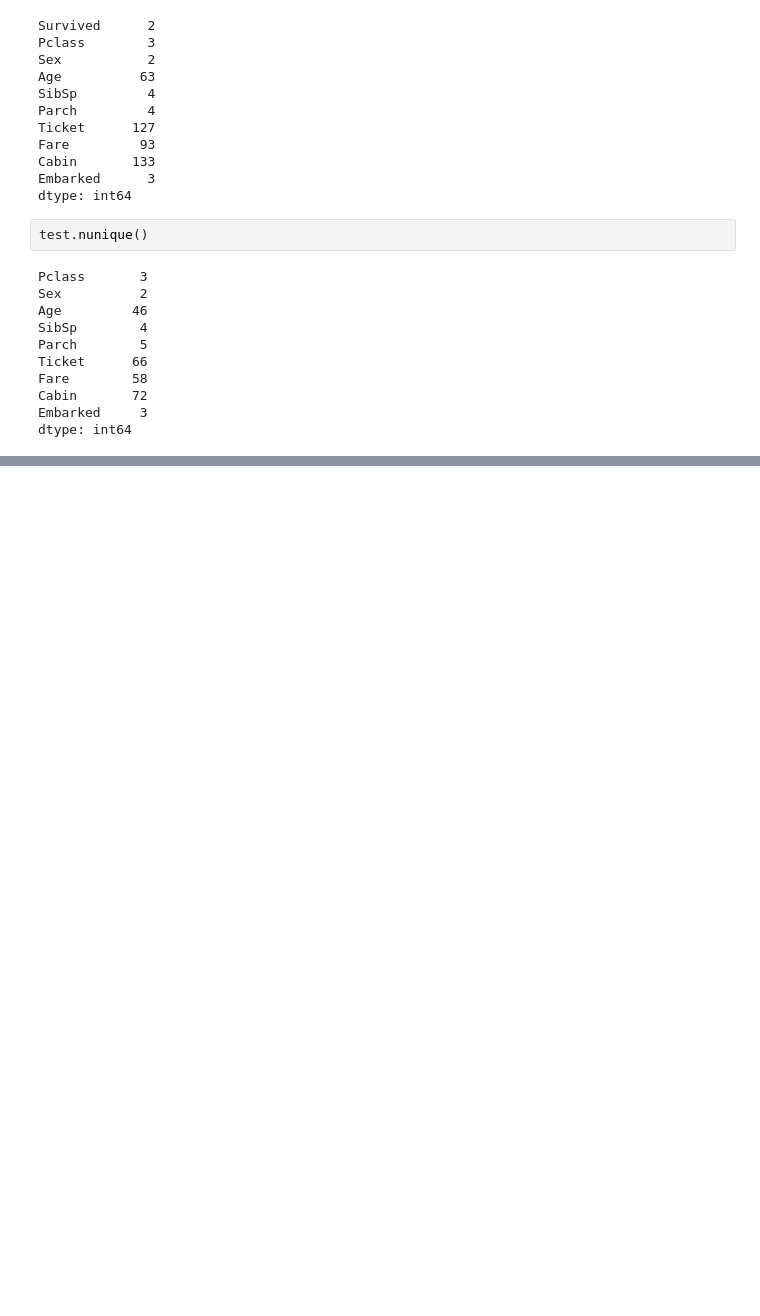
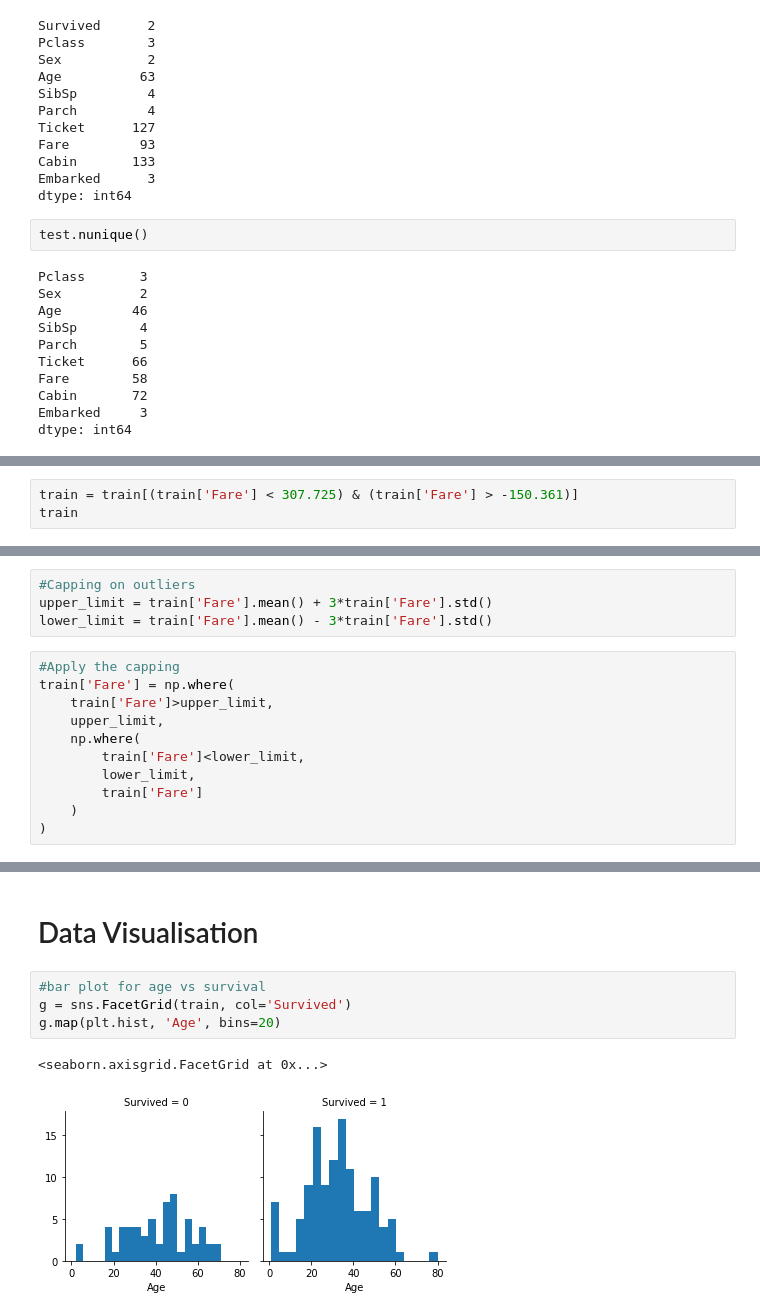
Before and after one commit to aana0308/Task0-Titanic-Exploration, a Jupyter notebook: KNN for ML Lab.ipynb, the cells around one changed output, grey strips where cells are left out. Cells and saved outputs as stored; diff of their text form; blank space fills up the shorter version.

```diff
--- a/KNN for ML Lab.ipynb
+++ b/KNN for ML Lab.ipynb
@@ -258,0 +301,3 @@ dtype: int64
+# %%
+train = train[(train['Fare'] < 307.725) & (train['Fare'] > -150.361)]
+train
@@ -258,0 +318,15 @@ dtype: int64
+# %%
+#Capping on outliers
+upper_limit = train['Fare'].mean() + 3*train['Fare'].std()
+lower_limit = train['Fare'].mean() - 3*train['Fare'].std()
+# %%
+#Apply the capping
+train['Fare'] = np.where(
+    train['Fare']>upper_limit,
+    upper_limit,
+    np.where(
+        train['Fare']<lower_limit,
+        lower_limit,
+        train['Fare']
+    )
+)
@@ -258,0 +345,9 @@ dtype: int64
+# %% [markdown]
+# Data Visualisation
+# %%
+#bar plot for age vs survival
+g = sns.FacetGrid(train, col='Survived')
+g.map(plt.hist, 'Age', bins=20)
+# %% [output]
+<seaborn.axisgrid.FacetGrid at 0x...>
+[figure, added]
```
Also changed, not shown: parts of 26 cells of this notebook.
